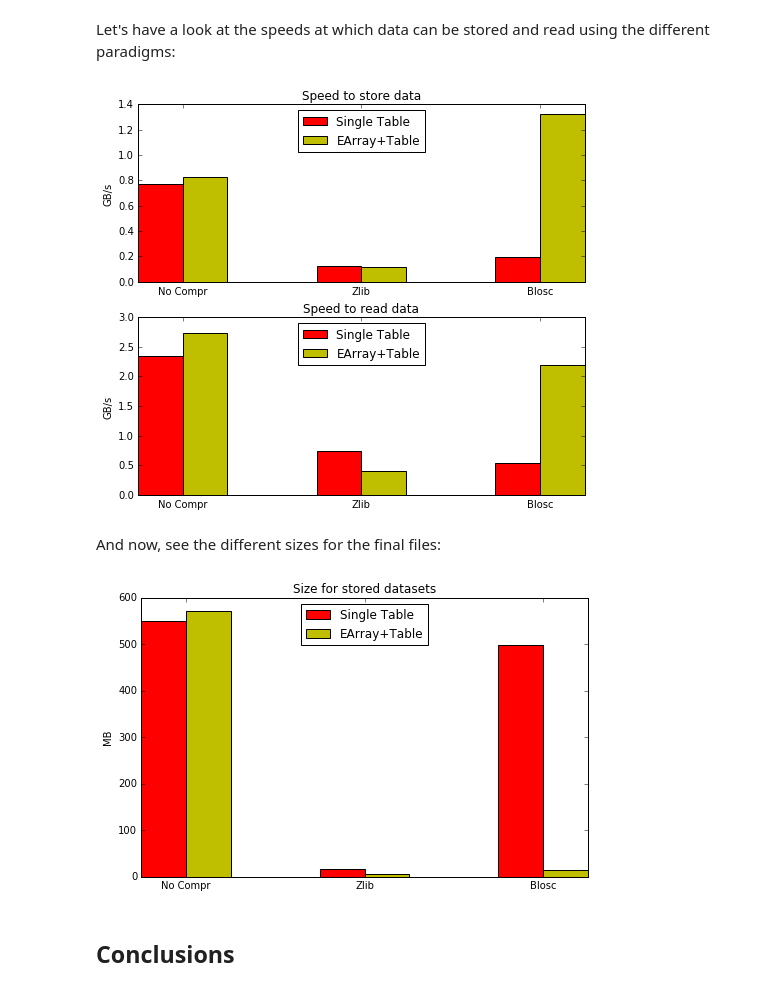
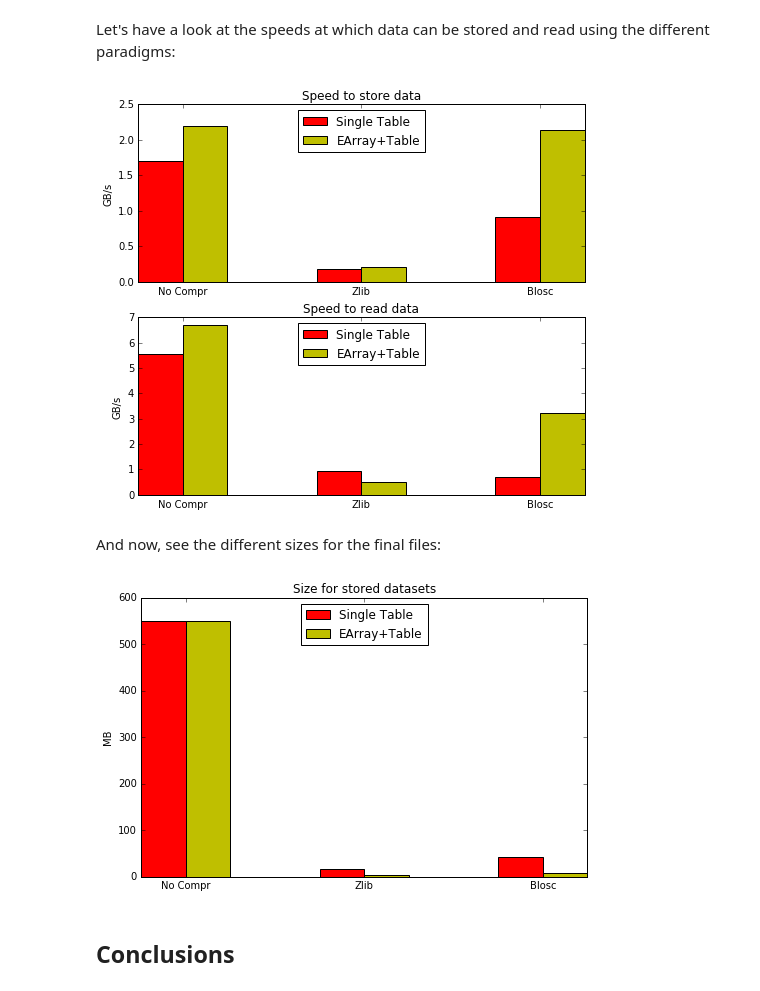
Before and after one commit to PyTables/PyTables, a Jupyter notebook: examples/Single_Table-vs-EArray_Table.ipynb, the cells around one changed output. Cells and saved outputs as stored; diff of their text form; code cells hidden in the pictures.

```diff
--- a/examples/Single_Table-vs-EArray_Table.ipynb
+++ b/examples/Single_Table-vs-EArray_Table.ipynb
@@ -250,37 +272,37 @@ Let's have a look at the speeds at which data can be stored and read using the d
 fig, (ax1, ax2) = plt.subplots(nrows=2, sharex=False, sharey=False)
 fig.set_size_inches(w=8, h=7, forward=False)
 f = .550   # conversion factor to GB/s
-rects1 = ax1.bar(np.arange(3), f / np.array([.717, 4.570, 2.86]), 0.25, color='r')
-rects2 = ax1.bar(np.arange(3) + 0.25, f / np.array([.663, 4.720, .415]), 0.25, color='y')
+rects1 = ax1.bar(np.arange(3), f / np.array([.323, 3.17, .599]), 0.25, color='r')
+rects2 = ax1.bar(np.arange(3) + 0.25, f / np.array([.250, 2.74, .258]), 0.25, color='y')
 _ = ax1.set_ylabel('GB/s')
 _ = ax1.set_xticks(np.arange(3) + 0.25)
 _ = ax1.set_xticklabels(('No Compr', 'Zlib', 'Blosc'))
 _ = ax1.legend((rects1[0], rects2[0]), ('Single Table', 'EArray+Table'), loc=9)
 _ = ax1.set_title('Speed to store data')
 
-rects1 = ax2.bar(np.arange(3), f / np.array([.235, .750, 1.02]), 0.25, color='r')
-rects2 = ax2.bar(np.arange(3) + 0.25, f / np.array([.201, 1.360, .250]), 0.25, color='y')
+rects1 = ax2.bar(np.arange(3), f / np.array([.099, .592, .782]), 0.25, color='r')
+rects2 = ax2.bar(np.arange(3) + 0.25, f / np.array([.082, 1.09, .171]), 0.25, color='y')
 _ = ax2.set_ylabel('GB/s')
 _ = ax2.set_xticks(np.arange(3) + 0.25)
 _ = ax2.set_xticklabels(('No Compr', 'Zlib', 'Blosc'))
 _ = ax2.legend((rects1[0], rects2[0]), ('Single Table', 'EArray+Table'), loc=9)
 _ = ax2.set_title('Speed to read data')
 # %% [output]
-[figure, old version]
+[figure, new version]
 # %% [markdown]
 And now, see the different sizes for the final files:
 # %%
 fig, ax1 = plt.subplots()
 fig.set_size_inches(w=8, h=5)
-rects1 = ax1.bar(np.arange(3), np.array([550, 17, 498]), 0.25, color='r')
-rects2 = ax1.bar(np.arange(3) + 0.25, np.array([571, 6, 15]), 0.25, color='y')
+rects1 = ax1.bar(np.arange(3), np.array([550, 17, 42]), 0.25, color='r')
+rects2 = ax1.bar(np.arange(3) + 0.25, np.array([550, 4.1, 9]), 0.25, color='y')
 _ = ax1.set_ylabel('MB')
 _ = ax1.set_xticks(np.arange(3) + 0.25)
 _ = ax1.set_xticklabels(('No Compr', 'Zlib', 'Blosc'))
 _ = ax1.legend((rects1[0], rects2[0]), ('Single Table', 'EArray+Table'), loc=9)
 _ = ax1.set_title('Size for stored datasets')
 # %% [output]
-[figure, old version]
+[figure, new version]
 # %% [markdown]
 ## Conclusions
 # %% [markdown]
```
Also changed, not shown: parts of 20 cells of this notebook.
